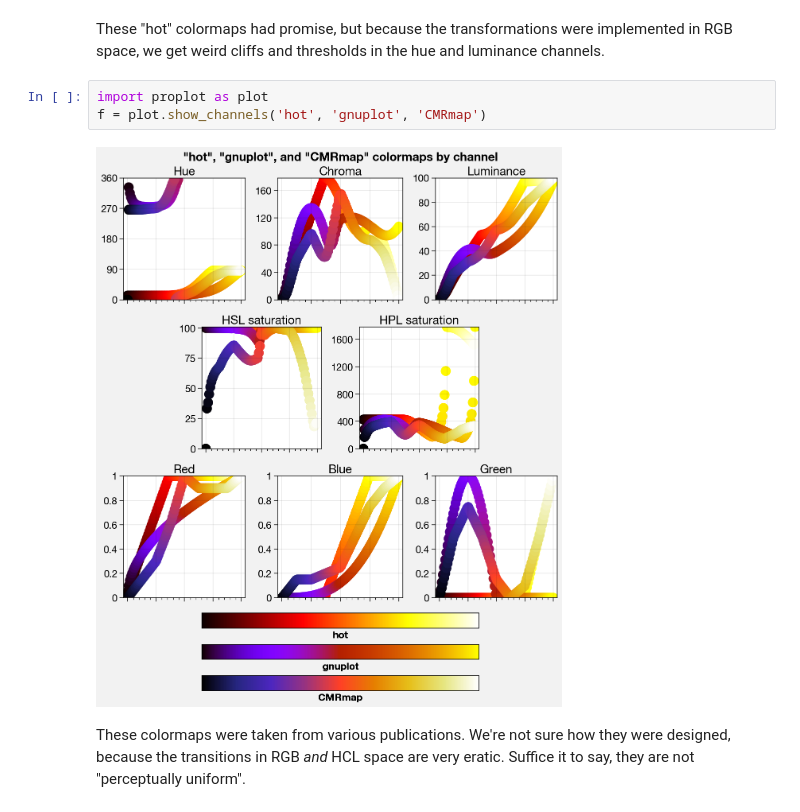
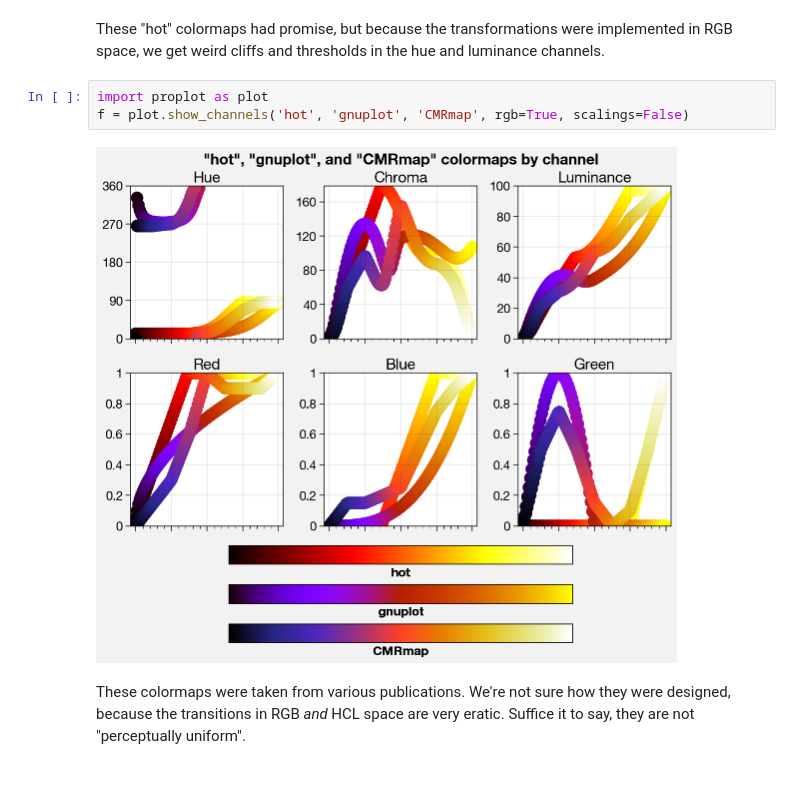
Before and after one commit to bradyrx/climate_in_color, a Jupyter notebook: notebooks/color_theory_review.ipynb, the cells around one changed output. Saved outputs shown, nothing was run; the diff lists cells and outputs as text; blank space fills up the shorter version.

```diff
--- a/notebooks/color_theory_review.ipynb
+++ b/notebooks/color_theory_review.ipynb
@@ -53,9 +94,9 @@ f = plot.show_channels('bwr', 'brg', 'ocean')
 These "hot" colormaps had promise, but because the transformations were implemented in RGB space, we get weird cliffs and thresholds in the hue and luminance channels.
 # %%
 import proplot as plot
-f = plot.show_channels('hot', 'gnuplot', 'CMRmap')
+f = plot.show_channels('hot', 'gnuplot', 'CMRmap', rgb=True, scalings=False)
 # %% [output]
-[figure, old version]
+[figure, new version]
 # %% [markdown]
 These colormaps were taken from various publications. We're not sure how they were designed, because the transitions in RGB *and* HCL space are very eratic. Suffice it to say, they are not "perceptually uniform".
 # %%
```
Also changed, not shown: parts of 25 cells of this notebook, 2 other files.
